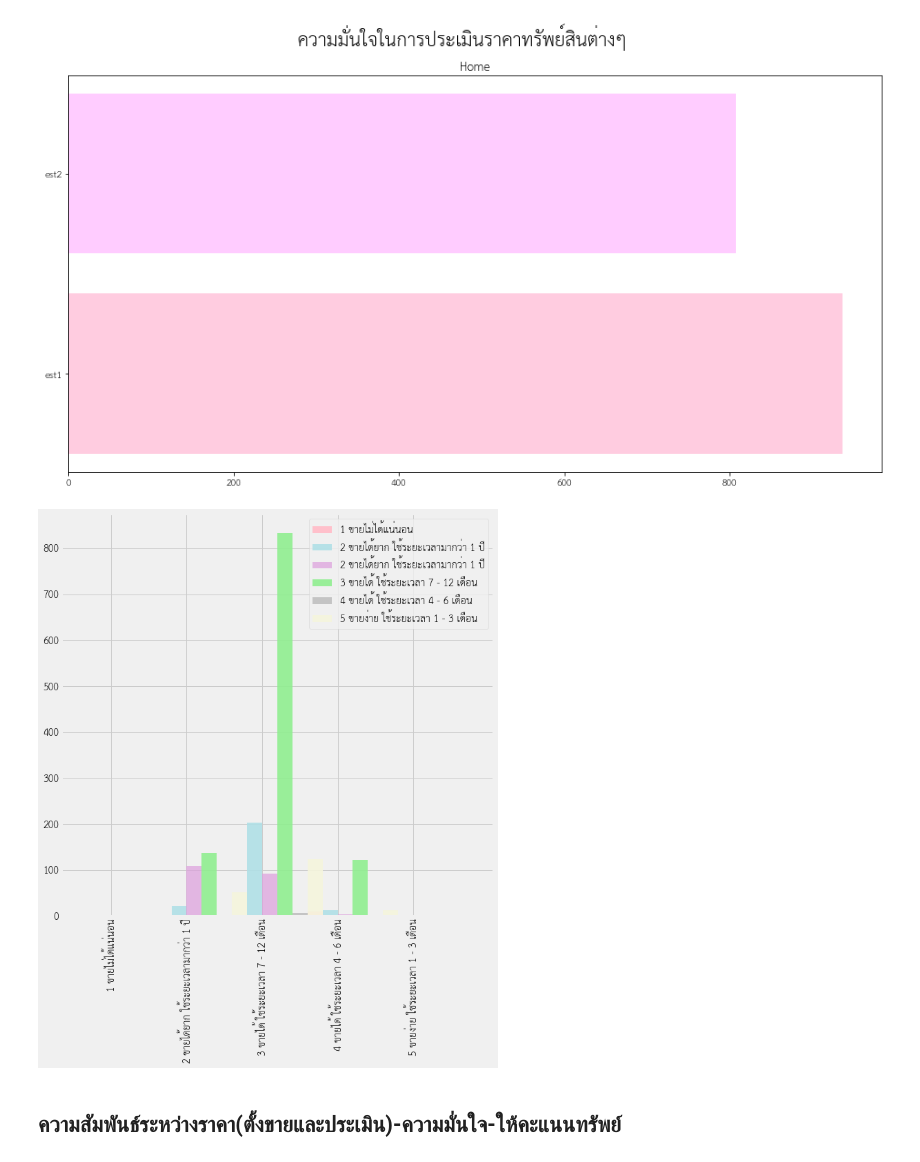
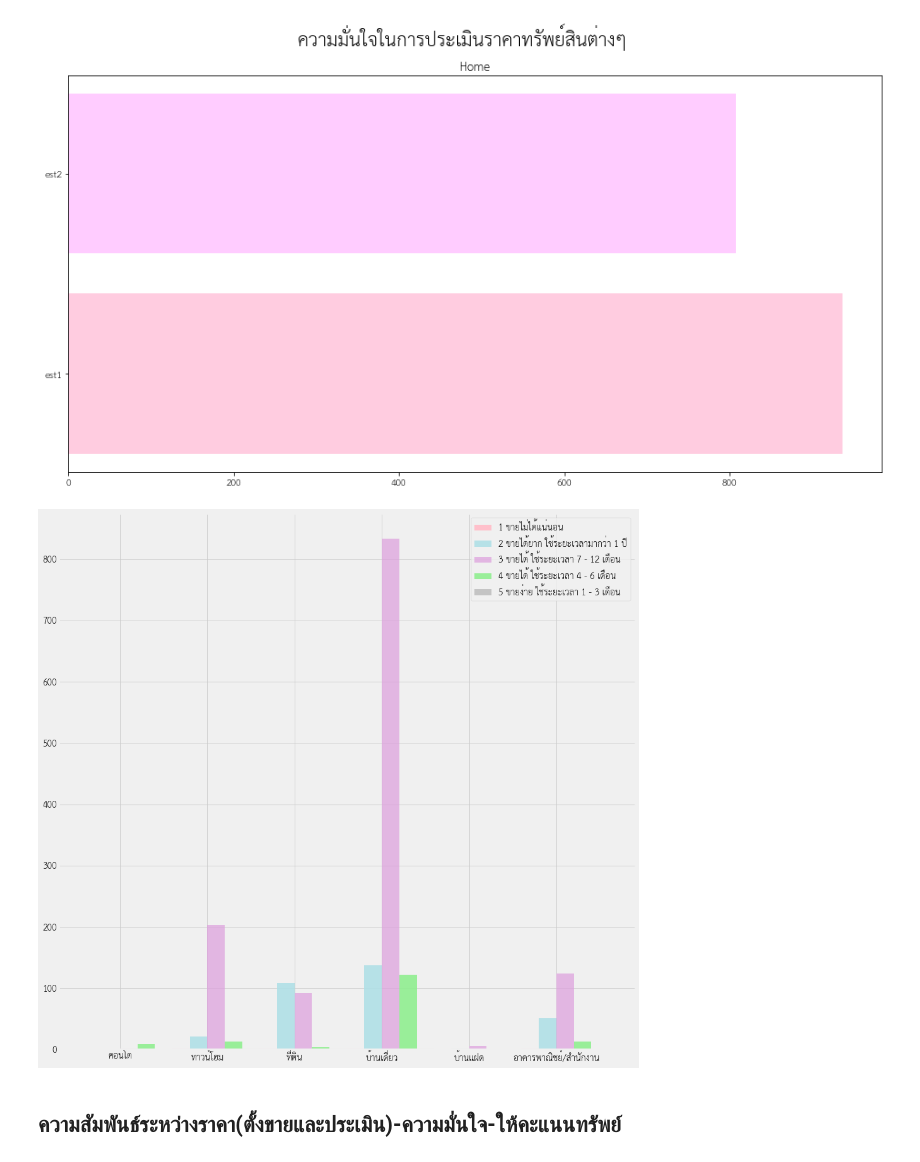
Before and after one commit to gxilly/bsc_dpdm22, a Jupyter notebook: [dataprep1]_property_estimator.ipynb, the cells around one changed output. Drawn from its saved outputs; the diff is of its cells as text; code cells hidden in the pictures.

```diff
--- a/[dataprep1]_property_estimator.ipynb
+++ b/[dataprep1]_property_estimator.ipynb
@@ -1073,32 +1073,32 @@ plt.title('Home')
 Text(0.5, 1.0, 'Home')
 [figure]
 # %%
+all_est_score = all_est.pivot_table('post id',index='property_type',columns='ให้คะแนนทรัพย์',aggfunc='count').reset_index().fillna(0)
 matplotlib.rcParams['figure.figsize']=[10,10]
-name = all_est_score.reset_index()['ให้คะแนนทรัพย์']
-aaa = all_est_score['คอนโด']
-bbb = all_est_score['ทาวน์โฮม']
-ccc = all_est_score['ที่ดิน']
-ddd = all_est_score['บ้านเดี่ยว']
-eee = all_est_score['บ้านแฝด']
-fff = all_est_score['อาคารพาณิชย์/สำนักงาน']
+name = all_est_score.reset_index()['property_type']
+aaa = all_est_score['1 ขายไม่ได้แน่นอน']
+bbb = all_est_score['2 ขายได้ยาก ใช้ระยะเวลามากว่า 1 ปี']
+ccc = all_est_score['3 ขายได้ ใช้ระยะเวลา 7 - 12 เดือน']
+ddd = all_est_score['4 ขายได้ ใช้ระยะเวลา 4 - 6 เดือน']
+eee = all_est_score['5 ขายง่าย ใช้ระยะเวลา 1 - 3 เดือน']
+figure(figsize=(15,15), dpi=70)
 x = np.arange(len(aaa))
 x2=x
 w=0.2
 plt.bar(x,aaa,width=w,color='pink',label='1 ขายไม่ได้แน่นอน')
 x=x+w
 plt.bar(x,bbb,width=w,color='powderblue',alpha = 0.9,label='2 ขายได้ยาก ใช้ระยะเวลามากว่า 1 ปี')
 x=x+w
-plt.bar(x,ccc,width=w,color='plum',alpha = 0.72,label='2 ขายได้ยาก ใช้ระยะเวลามากว่า 1 ปี')
+plt.bar(x,ccc,width=w,color='plum',alpha = 0.72,label='3 ขายได้ ใช้ระยะเวลา 7 - 12 เดือน')
 x=x+w
-plt.bar(x,ddd,width=w,color='lightgreen',alpha = 0.9,label='3 ขายได้ ใช้ระยะเวลา 7 - 12 เดือน')
+plt.bar(x,ddd,width=w,color='lightgreen',alpha = 0.9,label='4 ขายได้ ใช้ระยะเวลา 4 - 6 เดือน')
 x=x+w
-plt.bar(x,eee,width=w,color='silver',alpha = 0.9,label='4 ขายได้ ใช้ระยะเวลา 4 - 6 เดือน')
-x=x+w
-plt.bar(x,fff,width=w,color='beige',alpha = 0.9,label='5 ขายง่าย ใช้ระยะเวลา 1 - 3 เดือน')
-plt.xticks(x2+(w+(w/2)),name,rotation=90)
+plt.bar(x,eee,width=w,color='silver',alpha = 0.9,label='5 ขายง่าย ใช้ระยะเวลา 1 - 3 เดือน')
+
+plt.xticks(x2+(w+(w/2)),name,rotation=0)
 plt.legend();
 # %% [output]
-[figure, old version]
+[figure, new version]
 # %% [markdown]
 ## ความสัมพันธ์ระหว่างราคา(ตั้งขายและประเมิน)-ความมั่นใจ-ให้คะแนนทรัพย์
 # %%
```
Also changed, not shown: parts of 2 cells of this notebook.
